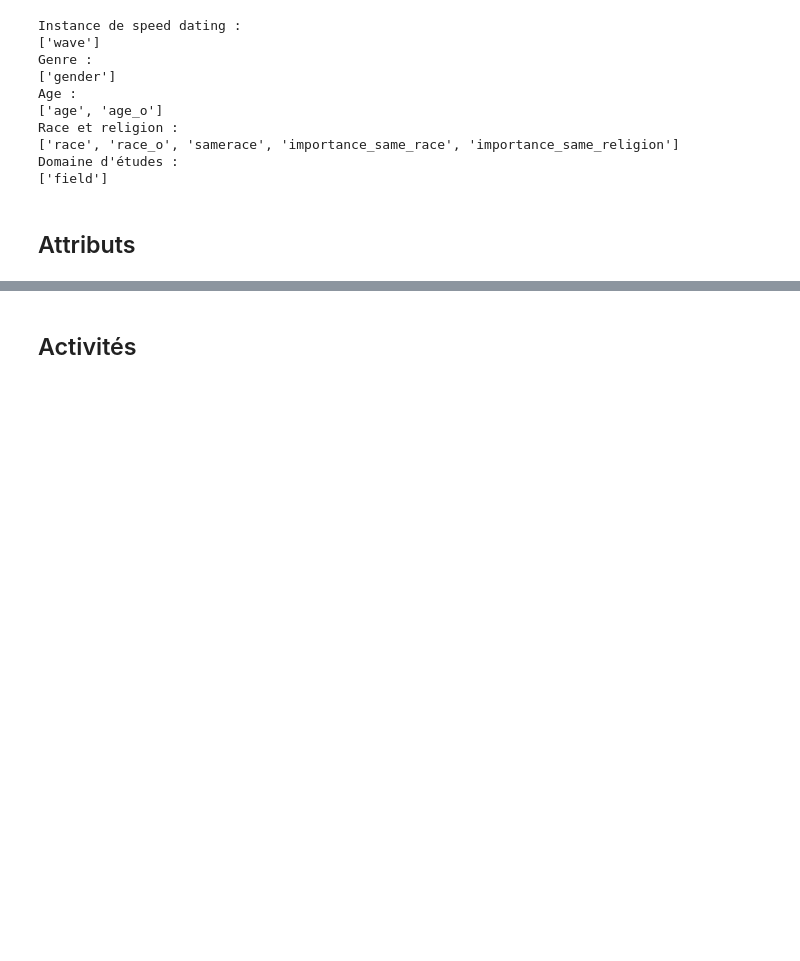
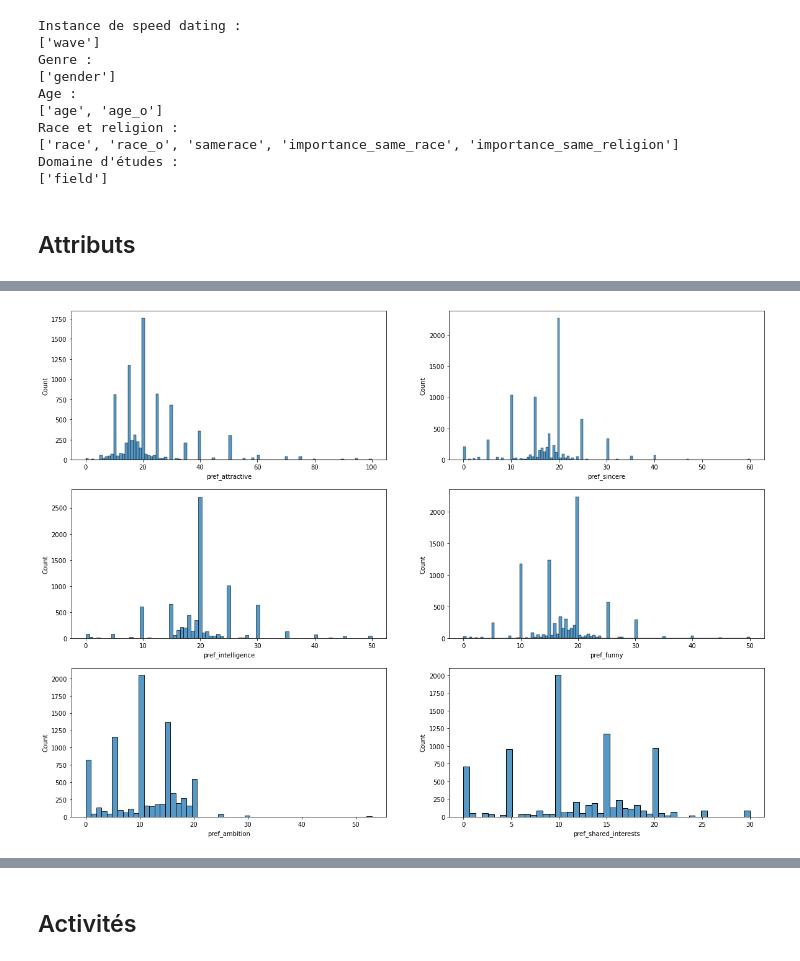
Before and after one commit to OFloyd/formation_greta, a Jupyter notebook: soutenance_17_02_speed_dating.ipynb, the cells around one changed output, grey strips where cells are left out. Drawn from its saved outputs; the diff is of its cells as text; code cells hidden in the pictures; blank space fills up the shorter version.

```diff
--- a/soutenance_17_02_speed_dating.ipynb
+++ b/soutenance_17_02_speed_dating.ipynb
@@ -148,13 +214,13 @@ Domaine d'études :
 # %%
 print("Attributs (pref_o_):")
 print(list(data.columns[10:16]))
-ind_pref=data.columns[10:16]
+ind_pref_o=data.columns[10:16]
 print("Attributs (_o):")
 print(list(data.columns[16:22]))
 ind_o=data.columns[16:22]
-print("Attributs (_important):")
+print("Attributs (pref_):")
 print(list(data.columns[22:28]))
-ind_import=data.columns[22:28]
+ind_pref=data.columns[22:28]
 print("Attributs (base):")
 print(list(data.columns[28:33]))
 ind_base=data.columns[28:33]
@@ -212,0 +268,7 @@ ambition_partner                0.187196          1.000000
+# %%
+fig=plt.figure(figsize=(20,15))
+for i in range(6) :
+    fig.add_subplot(3,2,i+1)
+    sns.histplot(data[ind_pref[i]])
+# %% [output]
+[figure, added]
```
Also changed, not shown: parts of 40 cells of this notebook.
